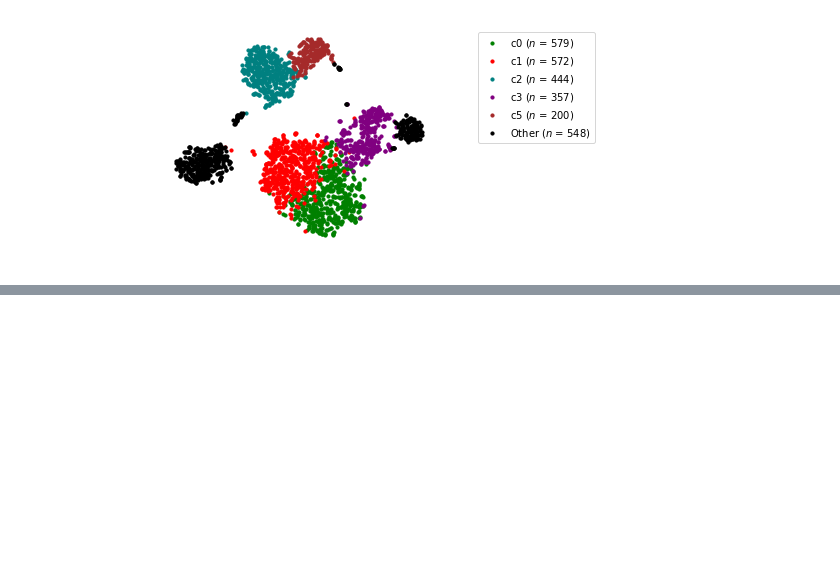
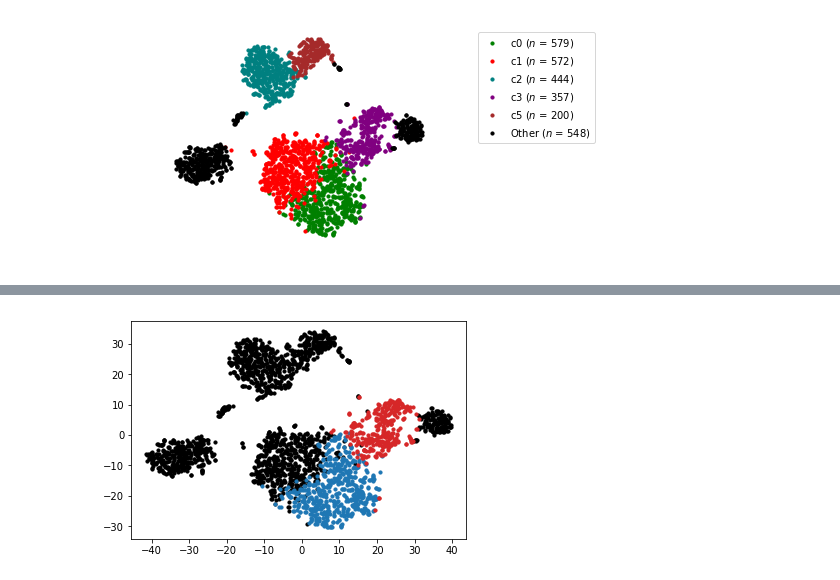
Before and after one commit to jessemzhang/tn_test, a Jupyter notebook: experiments/experiments_pbmc3k.ipynb, the cells around one changed output, grey strips where cells are left out. Saved outputs shown, nothing was run; the diff lists cells and outputs as text; code cells hidden in the pictures; blank space fills up the shorter version.

```diff
--- a/experiments/experiments_pbmc3k.ipynb
+++ b/experiments/experiments_pbmc3k.ipynb
@@ -530,0 +540,2 @@ plt.show()
+# %%
+plt.rcParams['axes.prop_cycle'].by_key()['color']
@@ -530,0 +553,8 @@ plt.show()
+# %%
+inds = ~((labels==3) | (labels==0))
+plt.scatter(tsne[inds, 0], tsne[inds, 1], s=10, c='k')
+plt.scatter(tsne[labels==0, 0], tsne[labels==0, 1], s=10)
+plt.scatter(tsne[labels==3, 0], tsne[labels==3, 1], s=10, c='#d62728')
+plt.savefig('figures/slides_pbmc_visualization_twoclust.pdf', format='pdf', dpi=500, bbox_inches='tight')
+# %% [output]
+[figure, added]
```
Also changed, not shown: parts of 5 cells of this notebook, 5 other files.
